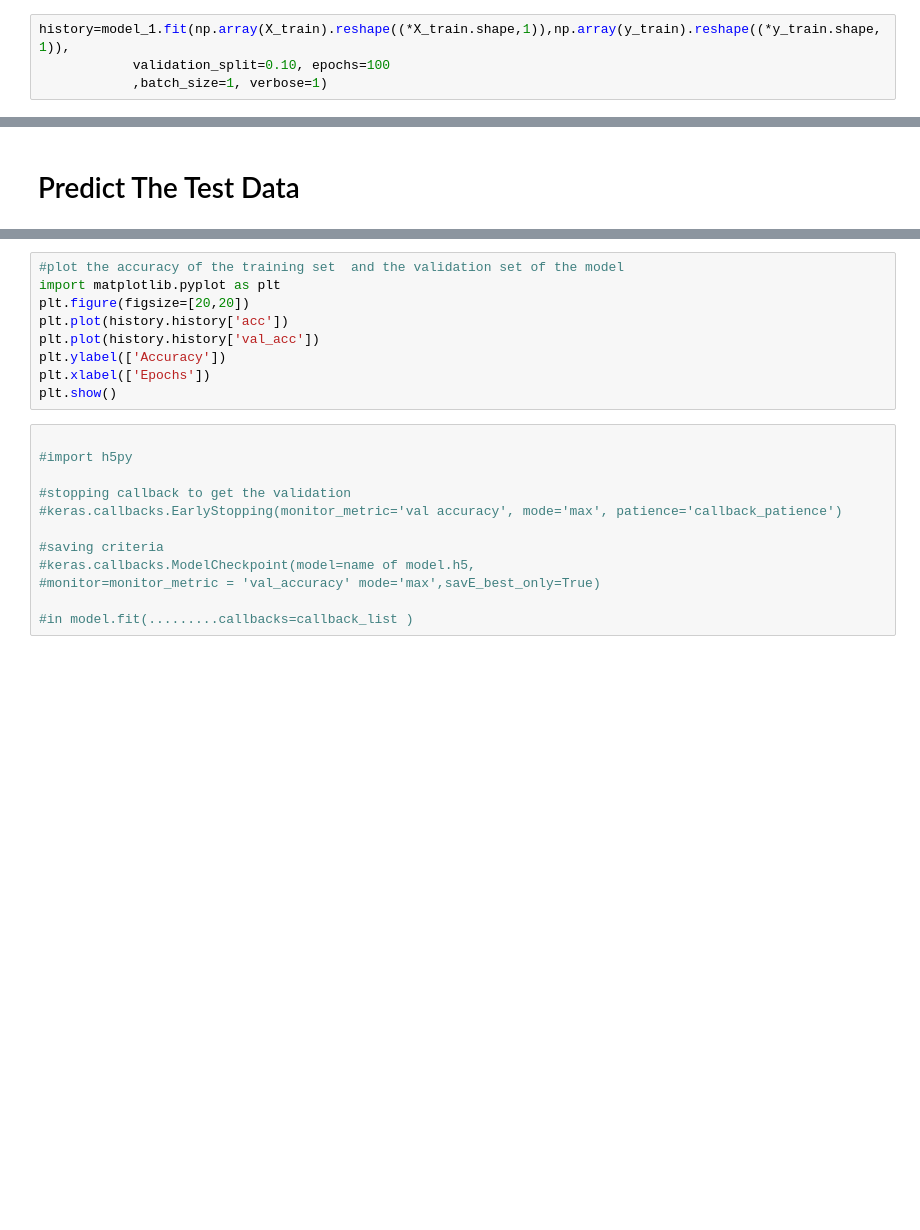
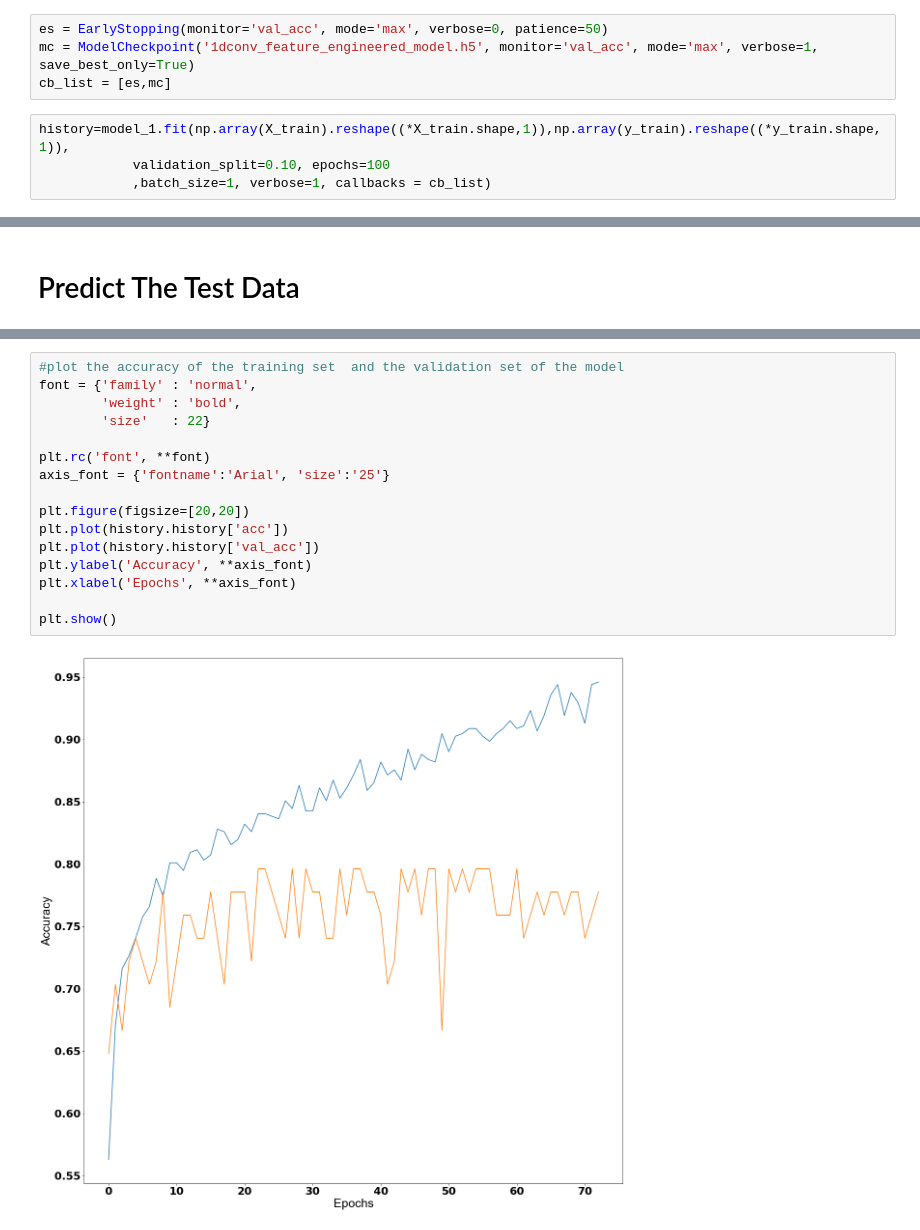
Before and after one commit to Fahad2314/MSc_Project, a Jupyter notebook: models/1D_Convolution_Engineered_Features.ipynb, the cells around one changed output, grey strips where cells are left out. Drawn from its saved outputs; the diff is of its cells as text; blank space fills up the shorter version.

```diff
--- a/models/1D_Convolution_Engineered_Features.ipynb
+++ b/models/1D_Convolution_Engineered_Features.ipynb
@@ -138,5 +153,9 @@ _________________________________________________________________
+# %%
+es = EarlyStopping(monitor='val_acc', mode='max', verbose=0, patience=50)
+mc = ModelCheckpoint('1dconv_feature_engineered_model.h5', monitor='val_acc', mode='max', verbose=1, save_best_only=True)
+cb_list = [es,mc]
 # %%
 history=model_1.fit(np.array(X_train).reshape((*X_train.shape,1)),np.array(y_train).reshape((*y_train.shape,1)),
             validation_split=0.10, epochs=100
-            ,batch_size=1, verbose=1)
+            ,batch_size=1, verbose=1, callbacks = cb_list)
 # %% [output]
@@ -171,21 +250,18 @@ accuracy_score(y_test, predictions)
 # %%
 #plot the accuracy of the training set  and the validation set of the model
-import matplotlib.pyplot as plt
+font = {'family' : 'normal',
+        'weight' : 'bold',
+        'size'   : 22}
+
+plt.rc('font', **font)
+axis_font = {'fontname':'Arial', 'size':'25'}
+
 plt.figure(figsize=[20,20])
 plt.plot(history.history['acc'])
 plt.plot(history.history['val_acc'])
-plt.ylabel(['Accuracy'])
-plt.xlabel(['Epochs'])
+plt.ylabel('Accuracy', **axis_font)
+plt.xlabel('Epochs', **axis_font)
+
 plt.show()
+# %% [output]
+[figure, added]
-# %%
-
-#import h5py
-
-#stopping callback to get the validation
-#keras.callbacks.EarlyStopping(monitor_metric='val accuracy', mode='max', patience='callback_patience')
-
-#saving criteria
-#keras.callbacks.ModelCheckpoint(model=name of model.h5,
-#monitor=monitor_metric = 'val_accuracy' mode='max',savE_best_only=True)
-
-#in model.fit(.........callbacks=callback_list )
```
Also changed, not shown: parts of 18 cells of this notebook, 4 other files.
